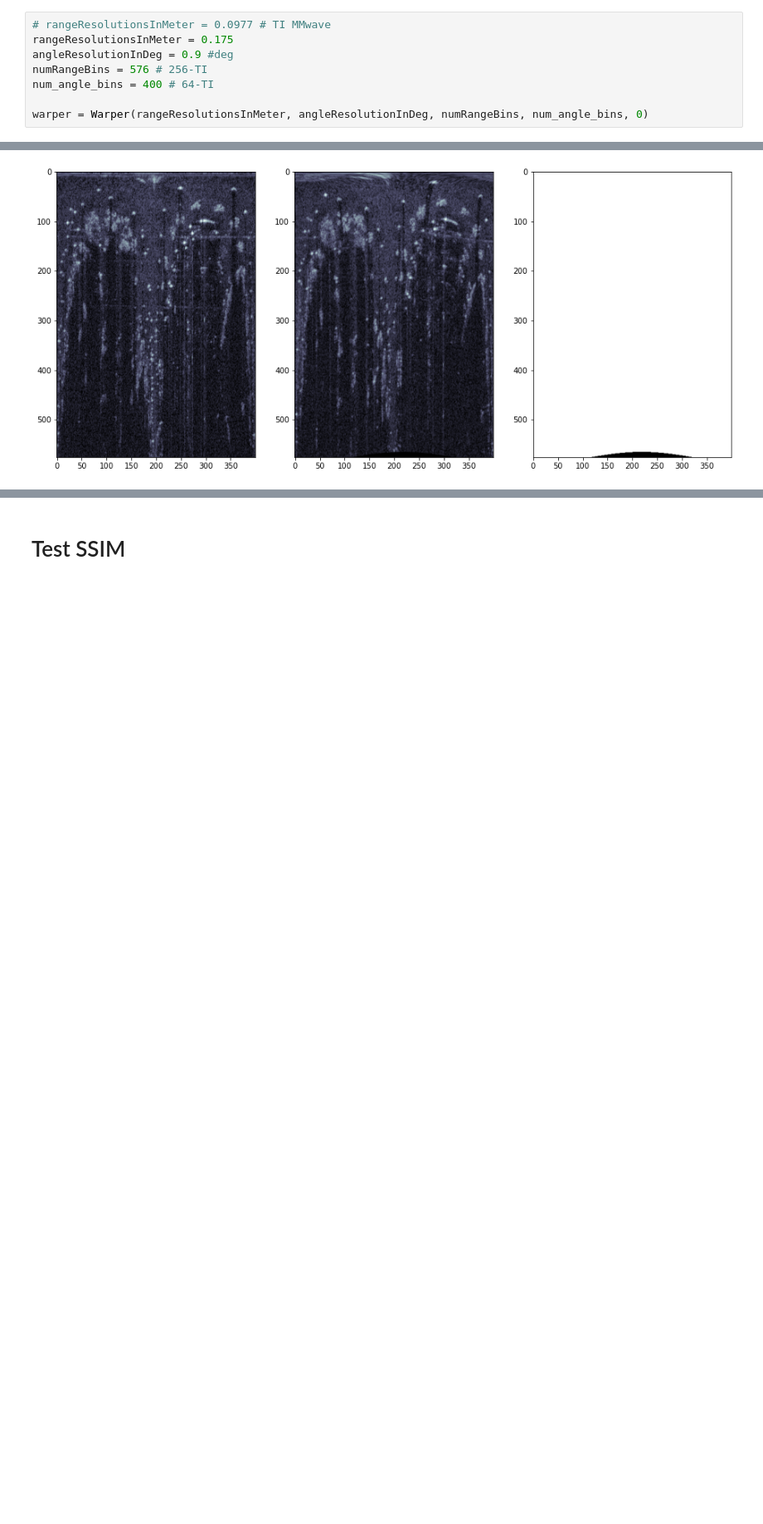
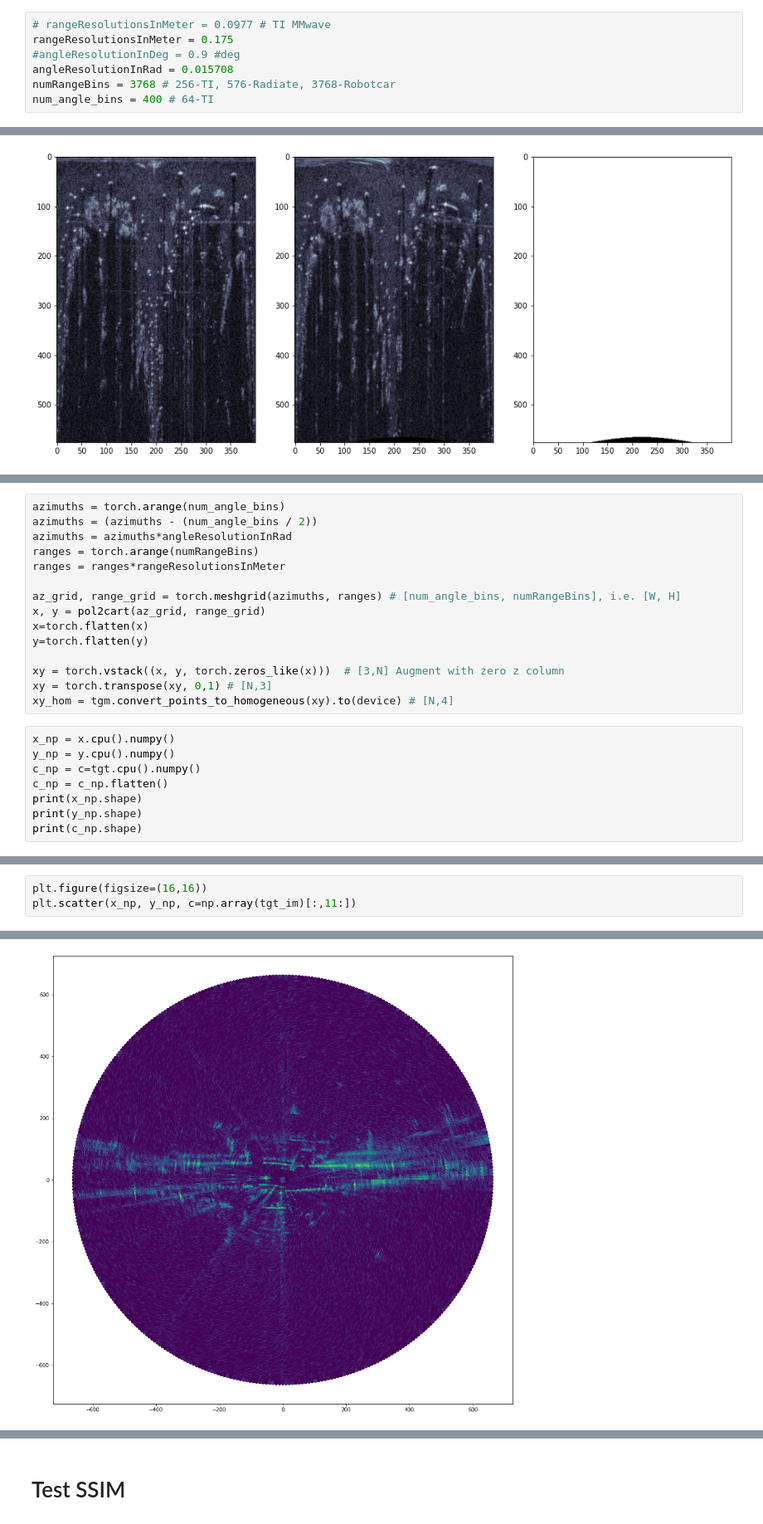
Before and after one commit to yasinalm/gramme, a Jupyter notebook: notebooks/reconstruct_frame.ipynb, the cells around one changed output, grey strips where cells are left out. Shown at 83% size. Cells and saved outputs as stored; diff of their text form; blank space fills up the shorter version.

```diff
--- a/notebooks/reconstruct_frame.ipynb
+++ b/notebooks/reconstruct_frame.ipynb
@@ -394,8 +430,7 @@ tensor(6.4605e-09, device='cuda:0')
 # %%
 # rangeResolutionsInMeter = 0.0977 # TI MMwave
 rangeResolutionsInMeter = 0.175
-angleResolutionInDeg = 0.9 #deg
-numRangeBins = 576 # 256-TI
+#angleResolutionInDeg = 0.9 #deg
+angleResolutionInRad = 0.015708
+numRangeBins = 3768 # 256-TI, 576-Radiate, 3768-Robotcar
 num_angle_bins = 400 # 64-TI
-
-warper = Warper(rangeResolutionsInMeter, angleResolutionInDeg, numRangeBins, num_angle_bins, 0)
@@ -441,0 +481,23 @@ plt.imshow(img_valid)
+# %%
+azimuths = torch.arange(num_angle_bins)
+azimuths = (azimuths - (num_angle_bins / 2))
+azimuths = azimuths*angleResolutionInRad
+ranges = torch.arange(numRangeBins)
+ranges = ranges*rangeResolutionsInMeter
+
+az_grid, range_grid = torch.meshgrid(azimuths, ranges) # [num_angle_bins, numRangeBins], i.e. [W, H]
+x, y = pol2cart(az_grid, range_grid)
+x=torch.flatten(x)
+y=torch.flatten(y)
+
+xy = torch.vstack((x, y, torch.zeros_like(x)))  # [3,N] Augment with zero z column
+xy = torch.transpose(xy, 0,1) # [N,3]
+xy_hom = tgm.convert_points_to_homogeneous(xy).to(device) # [N,4]
+# %%
+x_np = x.cpu().numpy()
+y_np = y.cpu().numpy()
+c_np = c=tgt.cpu().numpy()
+c_np = c_np.flatten()
+print(x_np.shape)
+print(y_np.shape)
+print(c_np.shape)
@@ -441,0 +513,4 @@ plt.imshow(img_valid)
+# %%
+plt.figure(figsize=(16,16))
+plt.scatter(x_np, y_np, c=np.array(tgt_im)[:,11:])
+# %% [output]
@@ -441,0 +518 @@ plt.imshow(img_valid)
+[figure, added]
```
Also changed, not shown: parts of 20 cells of this notebook, 3 other files.
